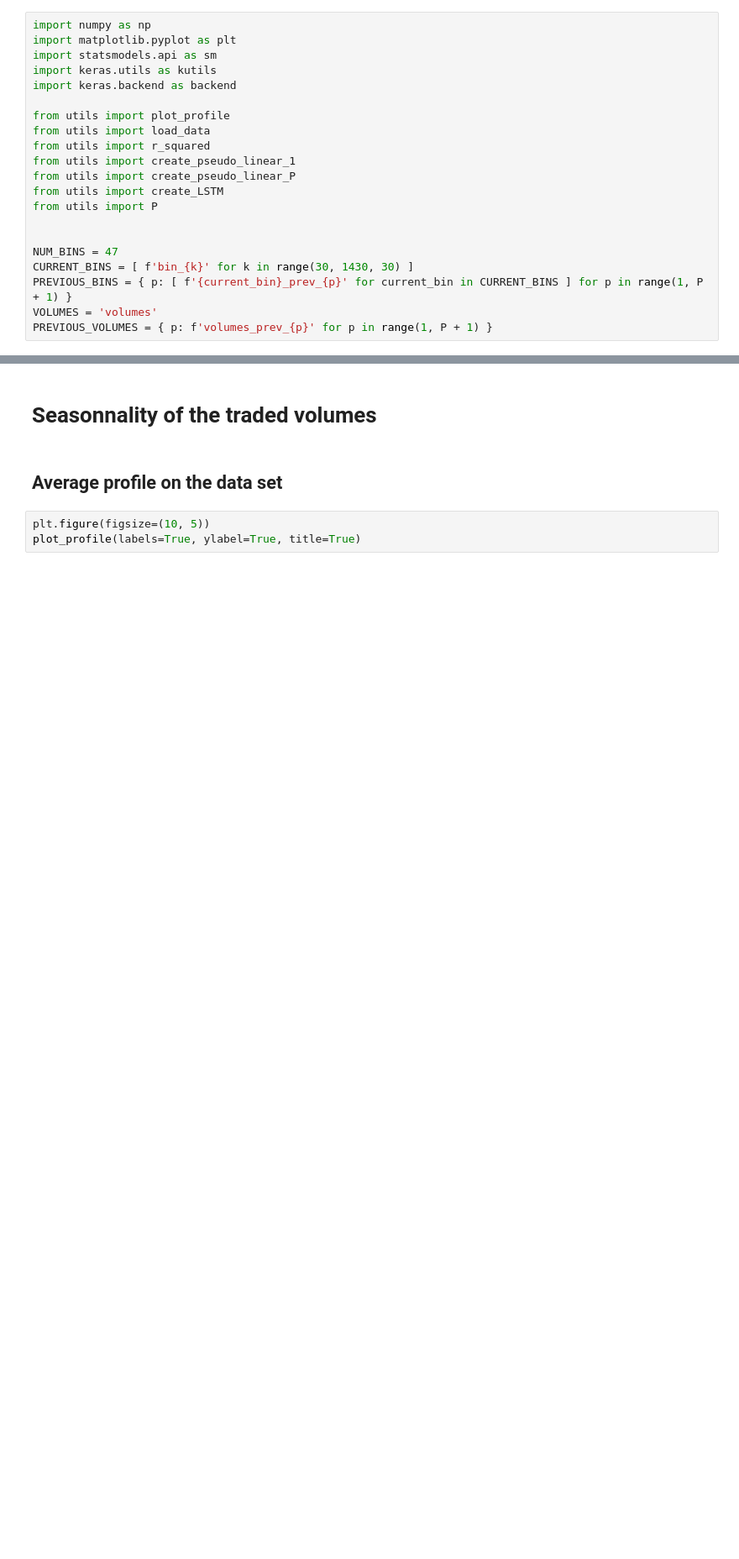
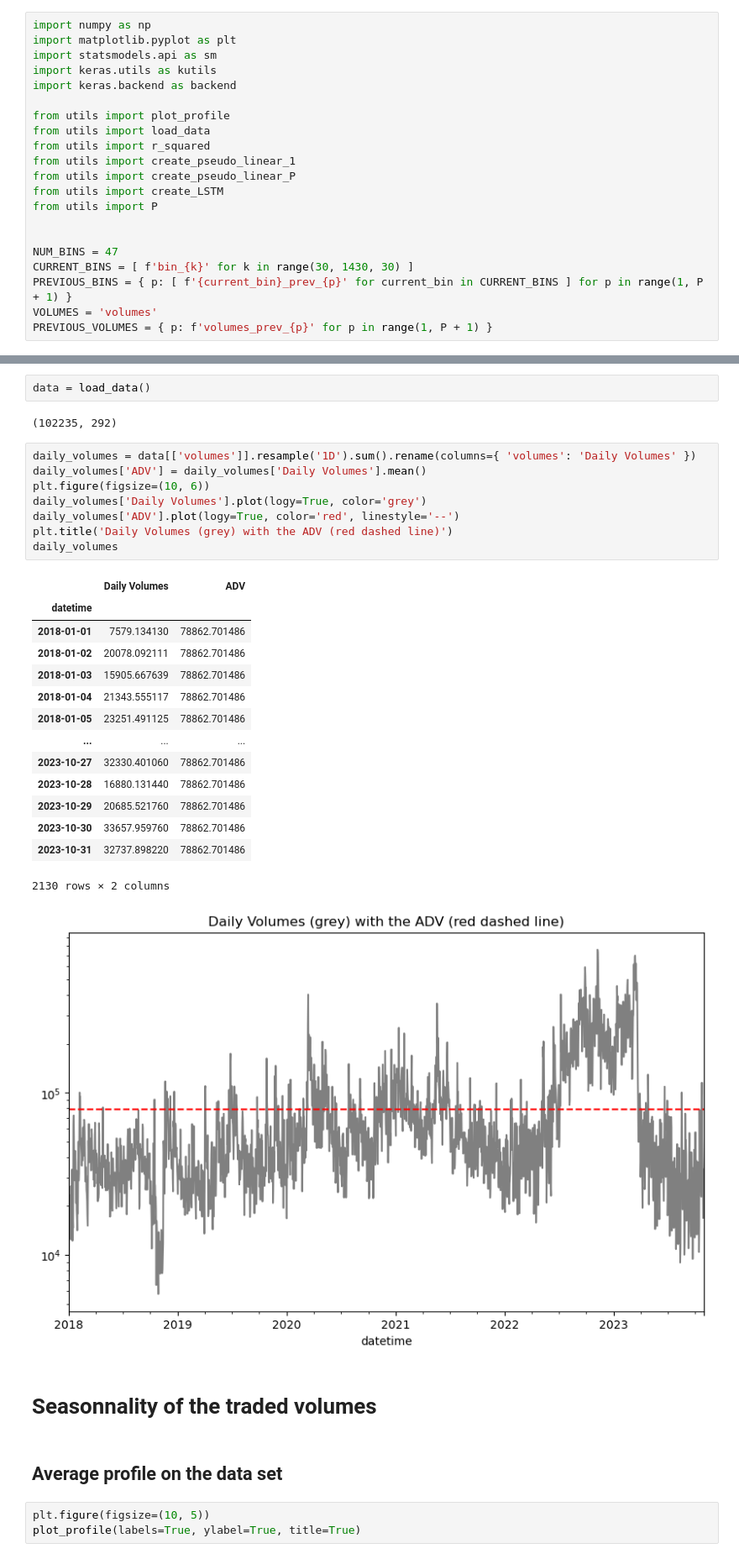
Before and after one commit to Gilt0/liquotaku, a Jupyter notebook: python/LinearRegression.ipynb, the cells around one changed output, grey strips where cells are left out. Shown: that part at 84% size. Drawn from its saved outputs; the diff is of its cells as text; blank space fills up the shorter version.

```diff
--- a/python/LinearRegression.ipynb
+++ b/python/LinearRegression.ipynb
@@ -22,3 +24,31 @@ PREVIOUS_VOLUMES = { p: f'volumes_prev_{p}' for p in range(1, P + 1) }
+# %%
+data = load_data()
+# %% [output]
+(102235, 292)
+# %%
+daily_volumes = data[['volumes']].resample('1D').sum().rename(columns={ 'volumes': 'Daily Volumes' })
+daily_volumes['ADV'] = daily_volumes['Daily Volumes'].mean()
+plt.figure(figsize=(10, 6))
+daily_volumes['Daily Volumes'].plot(logy=True, color='grey')
+daily_volumes['ADV'].plot(logy=True, color='red', linestyle='--')
+plt.title('Daily Volumes (grey) with the ADV (red dashed line)')
+daily_volumes
+# %% [output]
+|  | Daily Volumes | ADV |
+| datetime |  |  |
+| 2018-01-01 | 7579.134130 | 78862.701486 |
+| 2018-01-02 | 20078.092111 | 78862.701486 |
+| 2018-01-03 | 15905.667639 | 78862.701486 |
+| 2018-01-04 | 21343.555117 | 78862.701486 |
+| 2018-01-05 | 23251.491125 | 78862.701486 |
+| ... | ... | ... |
+| 2023-10-27 | 32330.401060 | 78862.701486 |
+| 2023-10-28 | 16880.131440 | 78862.701486 |
+| 2023-10-29 | 20685.521760 | 78862.701486 |
+| 2023-10-30 | 33657.959760 | 78862.701486 |
+| 2023-10-31 | 32737.898220 | 78862.701486 |
+2130 rows × 2 columns
+[figure, added]
 # %% [markdown]
 # Seasonnality of the traded volumes
 # %% [markdown]
```
Also changed, not shown: parts of 4 cells of this notebook, 1 other file.
